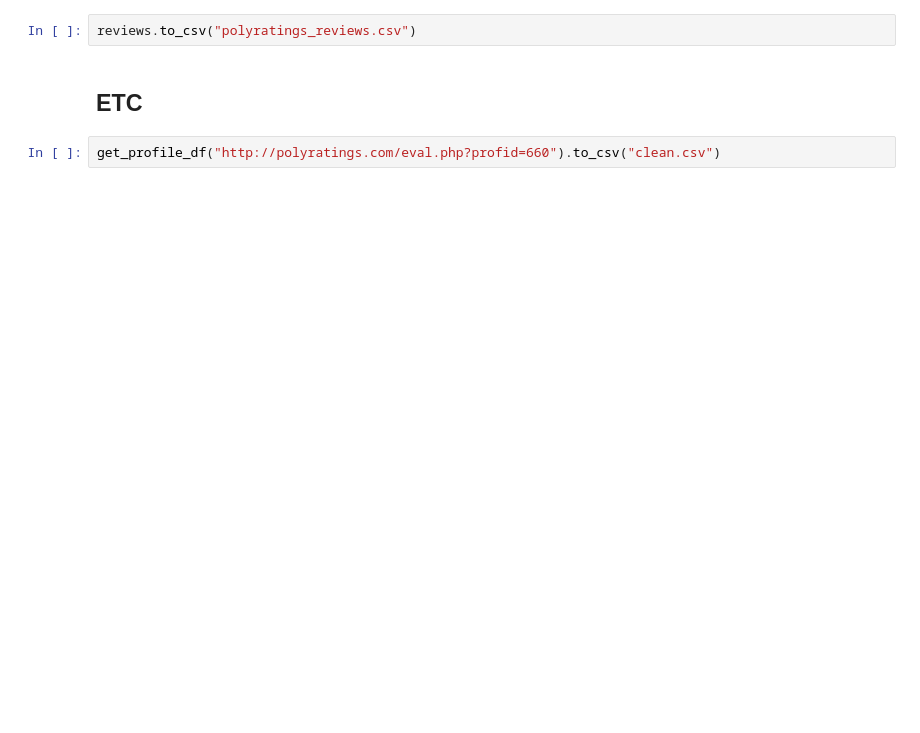
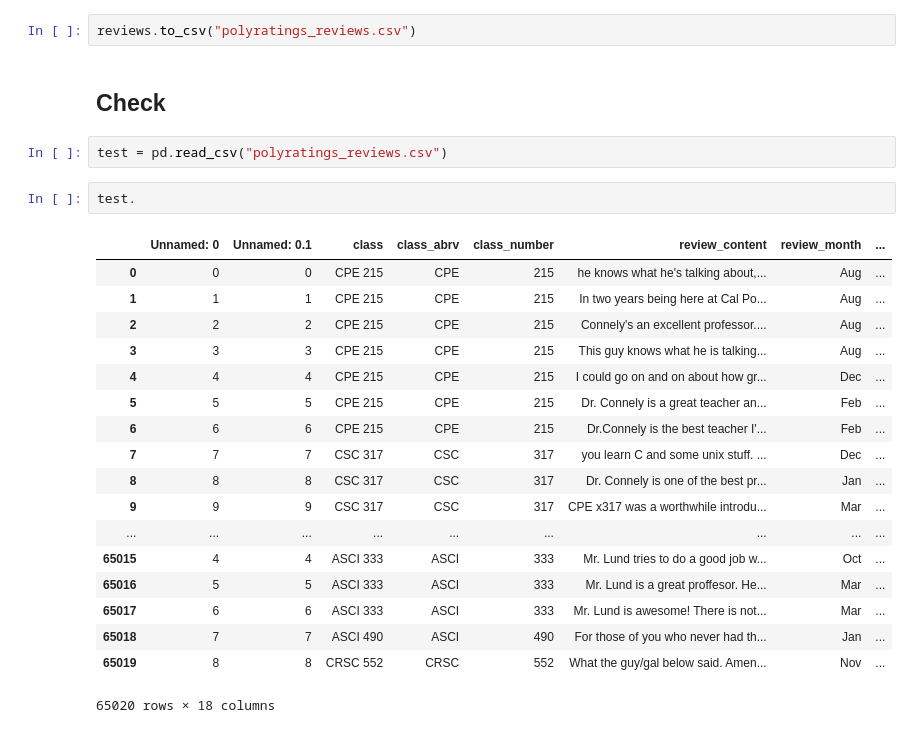
Before and after one commit to BetoBob/PolyRatings-Analysis, a Jupyter notebook: collection.ipynb, the cells around one changed output. Cells and saved outputs as stored; diff of their text form; blank space fills up the shorter version.

Commit message:
collection: best csv

```diff
--- a/collection.ipynb
+++ b/collection.ipynb
@@ -254,6 +263,27 @@ reviews.dtypes
 # %%
 reviews.to_csv("polyratings_reviews.csv")
 # %% [markdown]
-## ETC
+## Check
-# %%
-get_profile_df("http://polyratings.com/eval.php?profid=660").to_csv("clean.csv")
+# %%
+test = pd.read_csv("polyratings_reviews.csv")
+# %%
+test.
+# %% [output]
+|  | Unnamed: 0 | Unnamed: 0.1 | class | class_abrv | class_number | review_content | review_month | ... |
+| 0 | 0 | 0 | CPE 215 | CPE | 215 | he knows what he's talking about,... | Aug | ... |
+| 1 | 1 | 1 | CPE 215 | CPE | 215 | In two years being here at Cal Po... | Aug | ... |
+| 2 | 2 | 2 | CPE 215 | CPE | 215 | Connely's an excellent professor.... | Aug | ... |
+| 3 | 3 | 3 | CPE 215 | CPE | 215 | This guy knows what he is talking... | Aug | ... |
+| 4 | 4 | 4 | CPE 215 | CPE | 215 | I could go on and on about how gr... | Dec | ... |
+| 5 | 5 | 5 | CPE 215 | CPE | 215 | Dr. Connely is a great teacher an... | Feb | ... |
+| 6 | 6 | 6 | CPE 215 | CPE | 215 | Dr.Connely is the best teacher I'... | Feb | ... |
+| 7 | 7 | 7 | CSC 317 | CSC | 317 | you learn C and some unix stuff. ... | Dec | ... |
+| 8 | 8 | 8 | CSC 317 | CSC | 317 | Dr. Connely is one of the best pr... | Jan | ... |
+| 9 | 9 | 9 | CSC 317 | CSC | 317 | CPE x317 was a worthwhile introdu... | Mar | ... |
+| ... | ... | ... | ... | ... | ... | ... | ... | ... |
+| 65015 | 4 | 4 | ASCI 333 | ASCI | 333 | Mr. Lund tries to do a good job w... | Oct | ... |
+| 65016 | 5 | 5 | ASCI 333 | ASCI | 333 | Mr. Lund is a great proffesor. He... | Mar | ... |
+| 65017 | 6 | 6 | ASCI 333 | ASCI | 333 | Mr. Lund is awesome! There is not... | Mar | ... |
+| 65018 | 7 | 7 | ASCI 490 | ASCI | 490 | For those of you who never had th... | Jan | ... |
+| 65019 | 8 | 8 | CRSC 552 | CRSC | 552 | What the guy/gal below said. Amen... | Nov | ... |
+65020 rows × 18 columns
```
Also changed, not shown: parts of 3 cells of this notebook, 10 other files.
